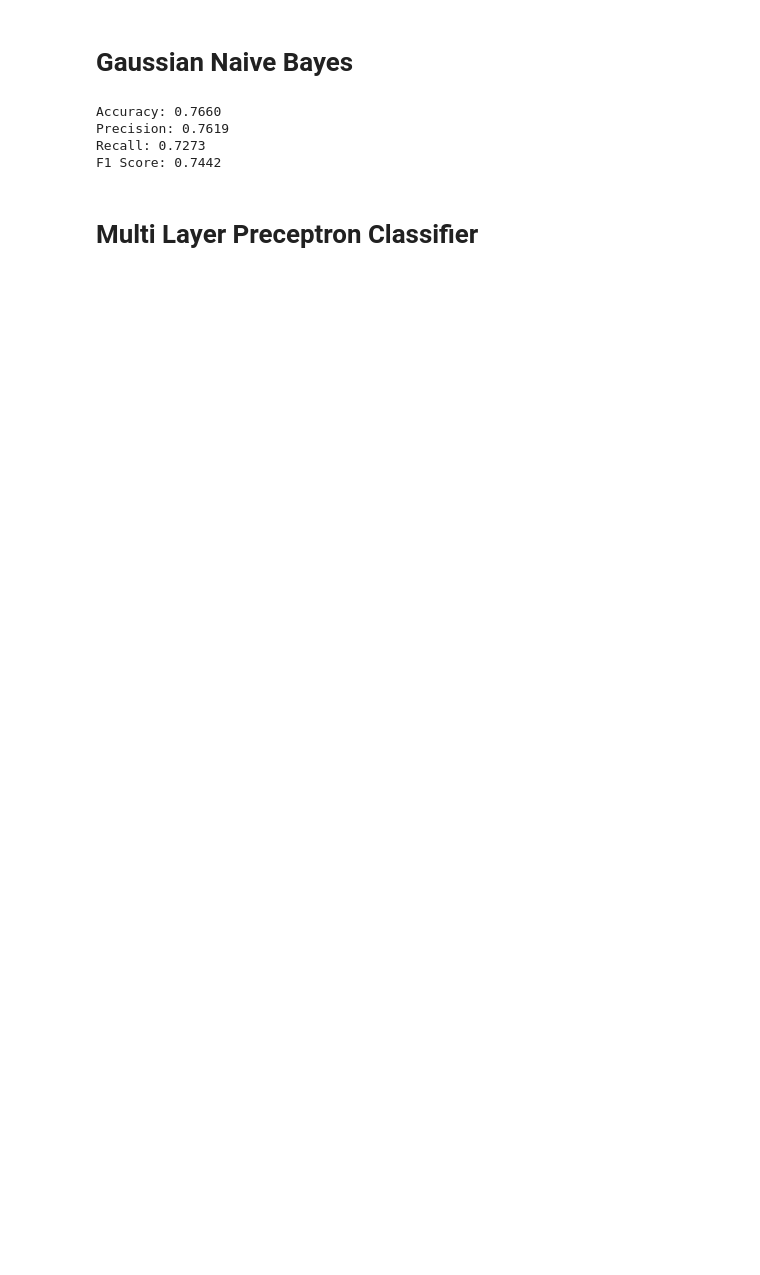
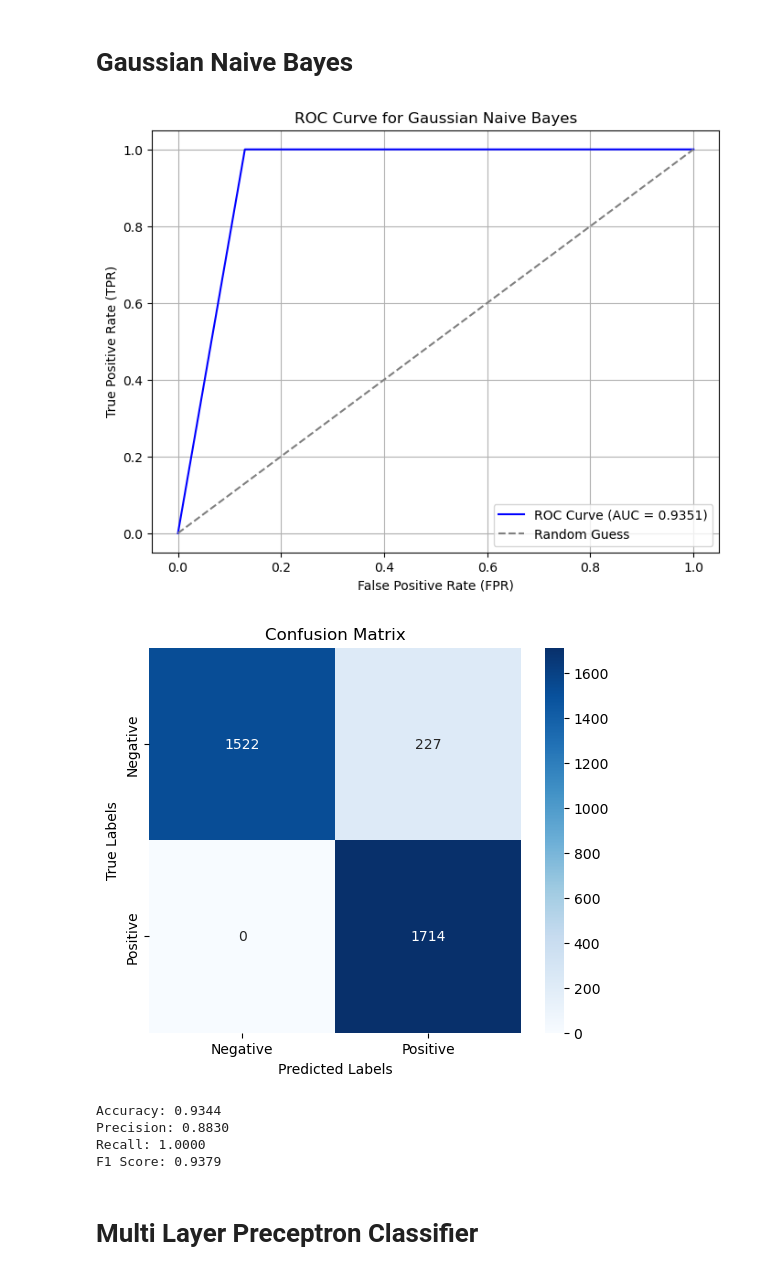
Before and after one commit to Radhika-Amar-Desai/Ethereum_Fraud_Transaction_Detection, a Jupyter notebook: DataAnalysis/StandardMLModels.ipynb, the cells around one changed output. Cells and saved outputs as stored; diff of their text form; code cells hidden in the pictures; blank space fills up the shorter version.

```diff
--- a/DataAnalysis/StandardMLModels.ipynb
+++ b/DataAnalysis/StandardMLModels.ipynb
@@ -205,25 +224,58 @@ F1 Score: 0.7660
 # %% [markdown]
 # Gaussian Naive Bayes
-# %%
-from sklearn.naive_bayes import GaussianNB
-###Creating Naive Bayes Classifier Model
-GNB = GaussianNB(var_smoothing=2e-9)
-GNB.fit(X_train,y_train)
-y_pred = GNB.predict(X_test)
-
-accuracy = accuracy_score(y_test, y_pred)
-precision = precision_score(y_test,y_pred)
-recall = recall_score(y_test, y_pred)
-f1 = f1_score(y_test, y_pred)
-
-print(f"Accuracy: {accuracy:.4f}")
-print(f"Precision: {precision:.4f}")
-print(f"Recall: {recall:.4f}")
-print(f"F1 Score: {f1:.4f}")
-# %% [output]
-Accuracy: 0.7660
-Precision: 0.7619
-Recall: 0.7273
-F1 Score: 0.7442
+# %%
+# Convert sparse matrices to dense arrays
+X_train_dense = X_train.toarray() if hasattr(X_train, 'toarray') else X_train
+X_test_dense = X_test.toarray() if hasattr(X_test, 'toarray') else X_test
+
+# Train the Naive Bayes classifier
+GNB = GaussianNB(var_smoothing=2e-9)
+GNB.fit(X_train_dense, y_train)
+
+# Predict probabilities and labels
+y_pred = GNB.predict(X_test_dense)
+y_pred_proba = GNB.predict_proba(X_test_dense)[:, 1]  # Probabilities for the positive class
+
+# Calculate ROC curve and AUC
+fpr, tpr, thresholds = roc_curve(y_test, y_pred_proba)
+roc_auc = auc(fpr, tpr)
+
+# Plot the ROC curve
+plt.figure(figsize=(8, 6))
+plt.plot(fpr, tpr, color='blue', label=f'ROC Curve (AUC = {roc_auc:.4f})')
+plt.plot([0, 1], [0, 1], color='gray', linestyle='--', label='Random Guess')
+plt.xlabel('False Positive Rate (FPR)')
+plt.ylabel('True Positive Rate (TPR)')
+plt.title('ROC Curve for Gaussian Naive Bayes')
+plt.legend(loc='lower right')
+plt.grid()
+plt.show()
+
+# Confusion Matrix
+cm = confusion_matrix(y_test, y_pred)
+plt.figure(figsize=(6, 5))
+sns.heatmap(cm, annot=True, fmt='d', cmap='Blues', xticklabels=['Negative', 'Positive'], yticklabels=['Negative', 'Positive'])
+plt.xlabel('Predicted Labels')
+plt.ylabel('True Labels')
+plt.title('Confusion Matrix')
+plt.show()
+
+# Evaluation Metrics
+accuracy = accuracy_score(y_test, y_pred)
+precision = precision_score(y_test, y_pred)
+recall = recall_score(y_test, y_pred)
+f1 = f1_score(y_test, y_pred)
+
+print(f"Accuracy: {accuracy:.4f}")
+print(f"Precision: {precision:.4f}")
+print(f"Recall: {recall:.4f}")
+print(f"F1 Score: {f1:.4f}")
+# %% [output]
+[figure, added]
+[figure, added]
+Accuracy: 0.9344
+Precision: 0.8830
+Recall: 1.0000
+F1 Score: 0.9379
 # %% [markdown]
 # Multi Layer Preceptron Classifier
```
Also changed, not shown: parts of 22 cells of this notebook, 3 other files.
